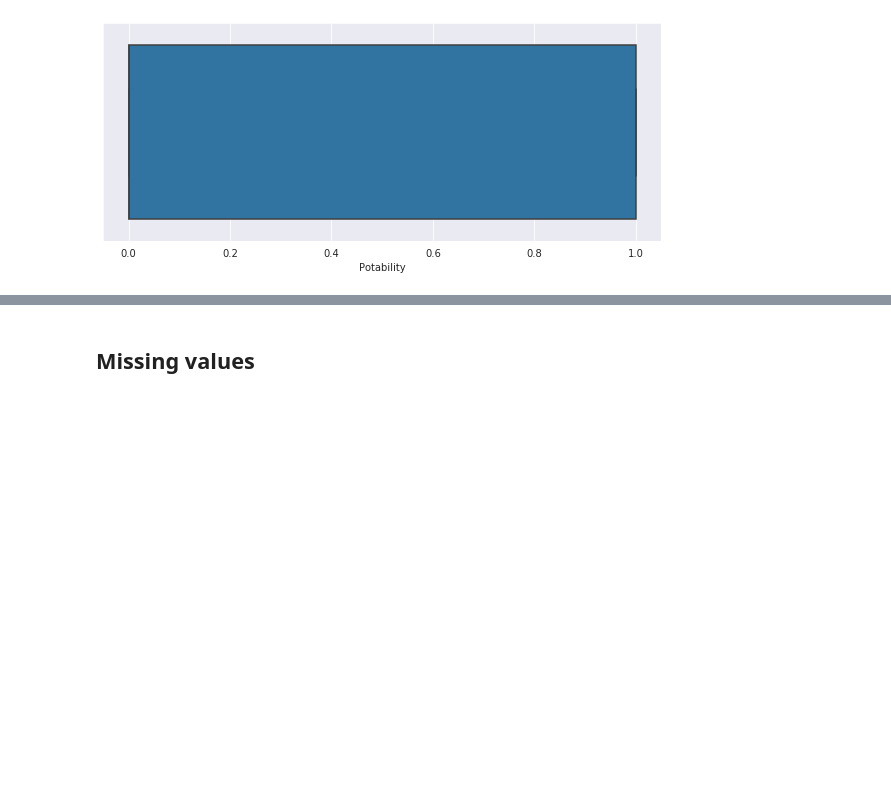
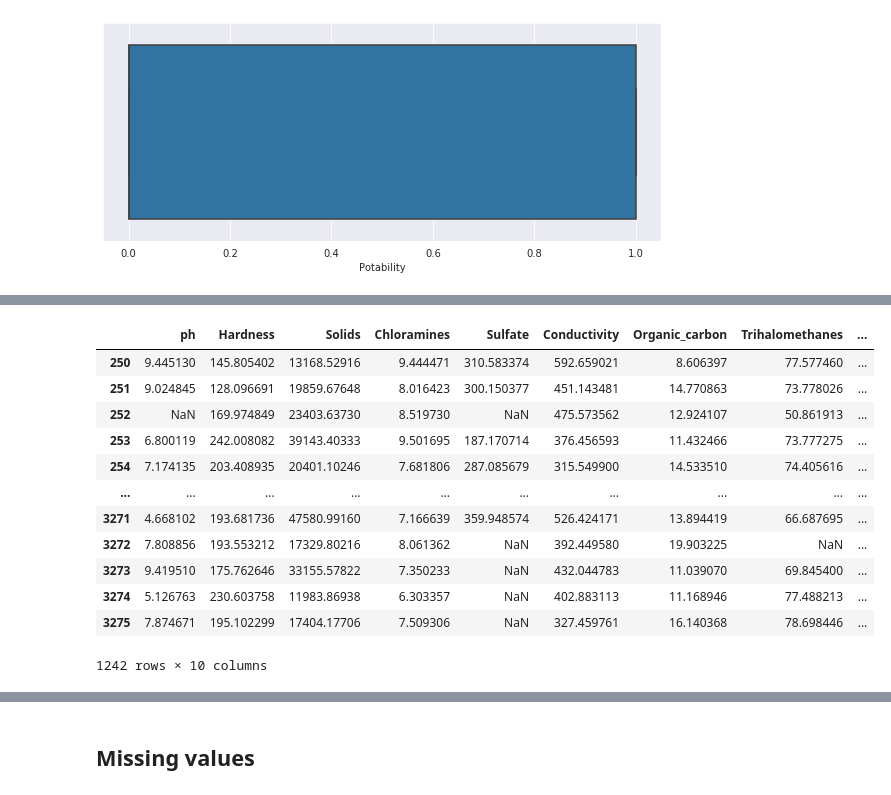
Before and after one commit to NathanGPS/ApprAuto, a Jupyter notebook: drinkable_water.ipynb, the cells around one changed output, grey strips where cells are left out. Saved outputs shown, nothing was run; the diff lists cells and outputs as text; code cells hidden in the pictures; blank space fills up the shorter version.

```diff
--- a/drinkable_water.ipynb
+++ b/drinkable_water.ipynb
@@ -169,0 +214,17 @@ for column in df.columns:
+# %%
+#Chloramines inadmissible
+df[(df["Chloramines"] > 4)  & (df["Potability"] == 1) ]
+# %% [output]
+|  | ph | Hardness | Solids | Chloramines | Sulfate | Conductivity | Organic_carbon | Trihalomethanes | ... |
+| 250 | 9.445130 | 145.805402 | 13168.52916 | 9.444471 | 310.583374 | 592.659021 | 8.606397 | 77.577460 | ... |
+| 251 | 9.024845 | 128.096691 | 19859.67648 | 8.016423 | 300.150377 | 451.143481 | 14.770863 | 73.778026 | ... |
+| 252 | NaN | 169.974849 | 23403.63730 | 8.519730 | NaN | 475.573562 | 12.924107 | 50.861913 | ... |
+| 253 | 6.800119 | 242.008082 | 39143.40333 | 9.501695 | 187.170714 | 376.456593 | 11.432466 | 73.777275 | ... |
+| 254 | 7.174135 | 203.408935 | 20401.10246 | 7.681806 | 287.085679 | 315.549900 | 14.533510 | 74.405616 | ... |
+| ... | ... | ... | ... | ... | ... | ... | ... | ... | ... |
+| 3271 | 4.668102 | 193.681736 | 47580.99160 | 7.166639 | 359.948574 | 526.424171 | 13.894419 | 66.687695 | ... |
+| 3272 | 7.808856 | 193.553212 | 17329.80216 | 8.061362 | NaN | 392.449580 | 19.903225 | NaN | ... |
+| 3273 | 9.419510 | 175.762646 | 33155.57822 | 7.350233 | NaN | 432.044783 | 11.039070 | 69.845400 | ... |
+| 3274 | 5.126763 | 230.603758 | 11983.86938 | 6.303357 | NaN | 402.883113 | 11.168946 | 77.488213 | ... |
+| 3275 | 7.874671 | 195.102299 | 17404.17706 | 7.509306 | NaN | 327.459761 | 16.140368 | 78.698446 | ... |
+1242 rows × 10 columns
```
Also changed, not shown: parts of 36 cells of this notebook.
